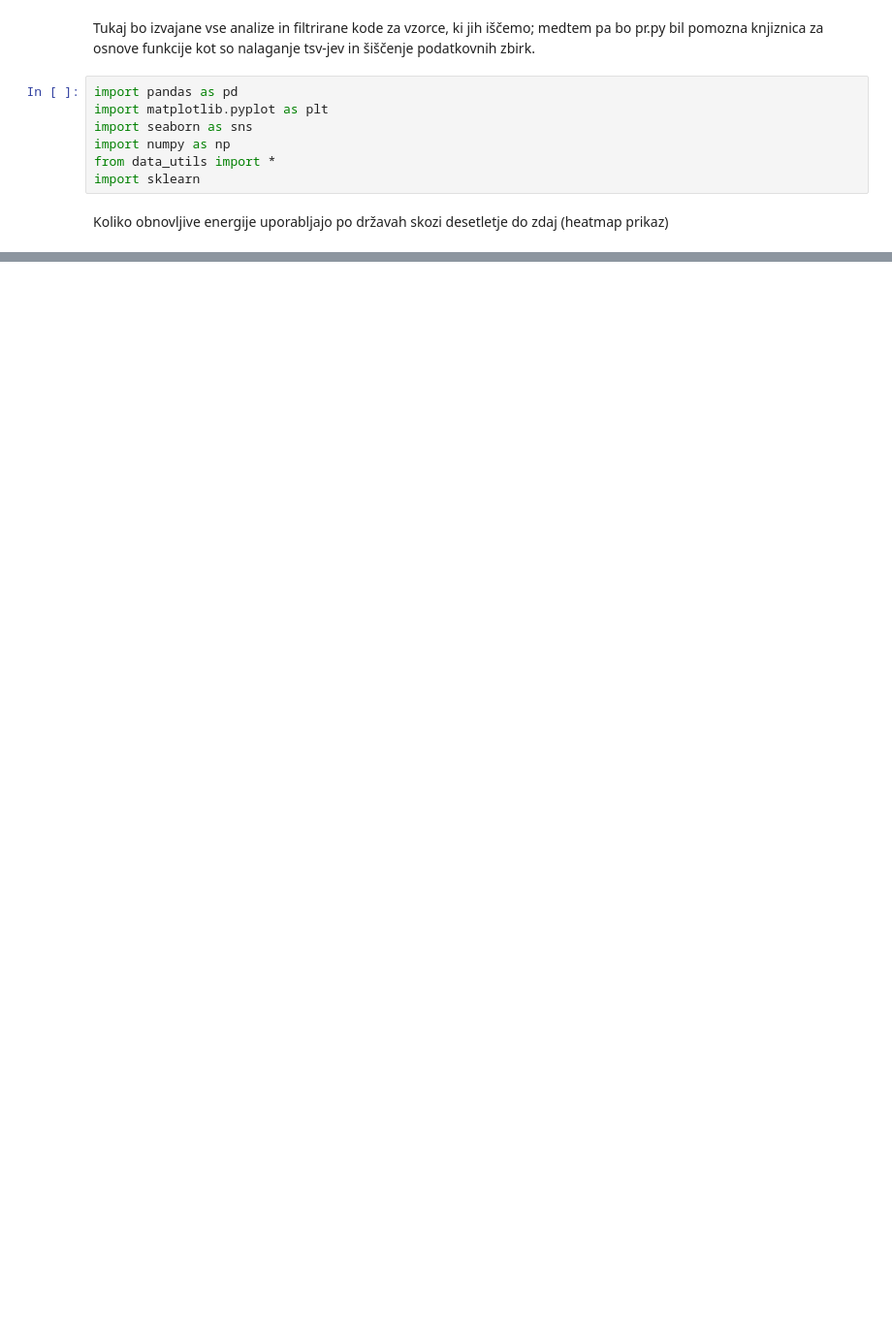
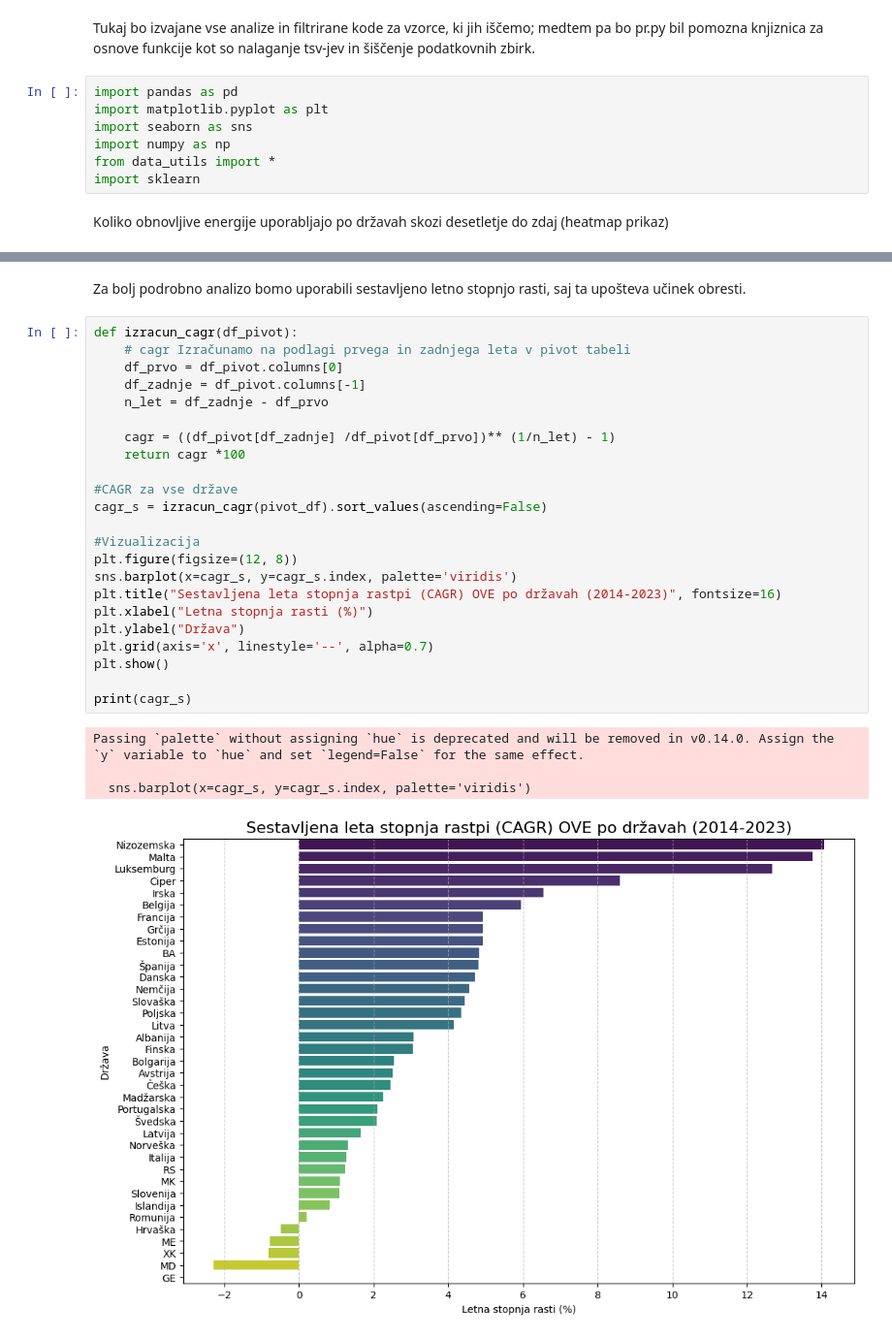
Before and after one commit to Zignov/PR---Evropska-Energetika, a Jupyter notebook: analysis.ipynb, the cells around one changed output, grey strips where cells are left out. Shown at 97% size. Saved outputs shown, nothing was run; the diff lists cells and outputs as text; blank space fills up the shorter version.

```diff
--- a/analysis.ipynb
+++ b/analysis.ipynb
@@ -88,0 +112,30 @@ print(df_pred[['drzava', 'zadnje_leto', 'napoved_2030', 'dosega_cilj']])
+# %% [markdown]
+Za bolj podrobno analizo bomo uporabili sestavljeno letno stopnjo rasti, saj ta upošteva učinek obresti.
+# %%
+def izracun_cagr(df_pivot):
+    # cagr Izračunamo na podlagi prvega in zadnjega leta v pivot tabeli
+    df_prvo = df_pivot.columns[0]
+    df_zadnje = df_pivot.columns[-1]
+    n_let = df_zadnje - df_prvo
+
+    cagr = ((df_pivot[df_zadnje] /df_pivot[df_prvo])** (1/n_let) - 1)
+    return cagr *100
+
+#CAGR za vse države
+cagr_s = izracun_cagr(pivot_df).sort_values(ascending=False)
+
+#Vizualizacija
+plt.figure(figsize=(12, 8))
+sns.barplot(x=cagr_s, y=cagr_s.index, palette='viridis')
+plt.title("Sestavljena leta stopnja rastpi (CAGR) OVE po državah (2014-2023)", fontsize=16)
+plt.xlabel("Letna stopnja rasti (%)")
+plt.ylabel("Država")
+plt.grid(axis='x', linestyle='--', alpha=0.7)
+plt.show()
+
+print(cagr_s)
+# %% [output]
+Passing `palette` without assigning `hue` is deprecated and will be removed in v0.14.0. Assign the `y` variable to `hue` and set `legend=False` for the same effect.
+
+  sns.barplot(x=cagr_s, y=cagr_s.index, palette='viridis')
+[figure, added]
```
Also changed, not shown: parts of 7 cells of this notebook, 6 other files.
